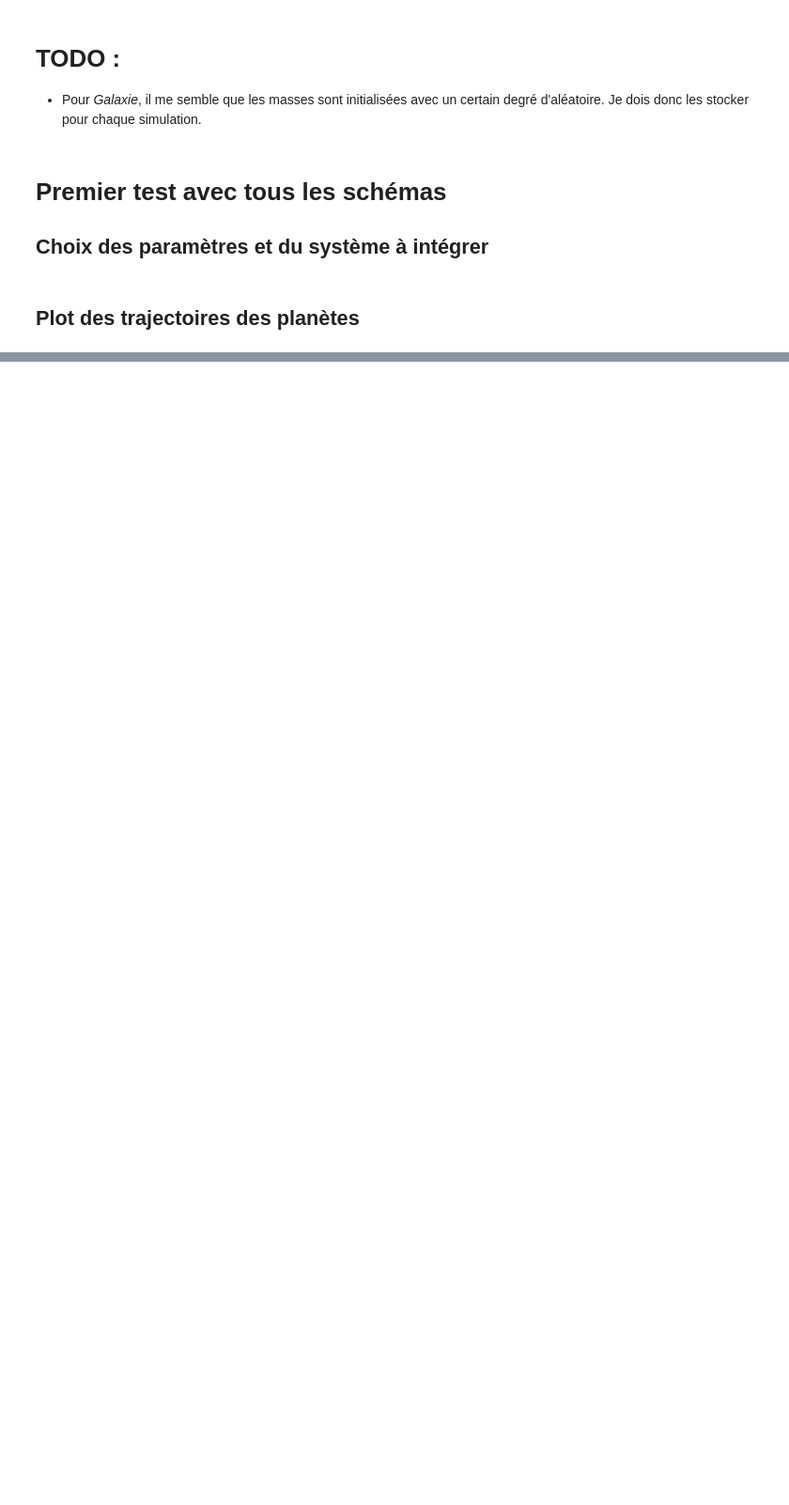
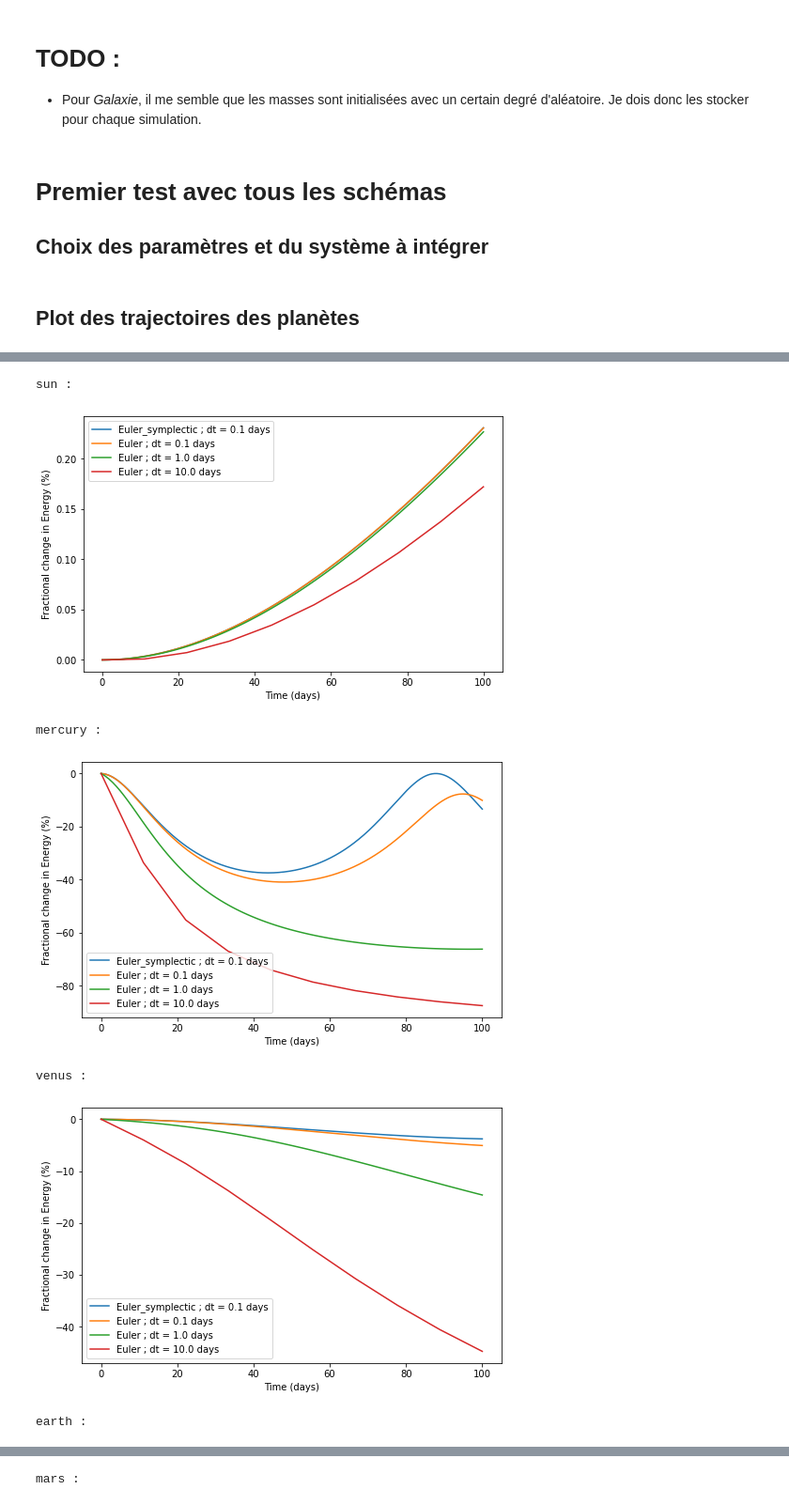
Before and after one commit to PaulCalot/MAP551, a Jupyter notebook: projet/python-galaxy/solar.ipynb, the cells around one changed output, grey strips where cells are left out. Shown: that part at 94% size. Cells and saved outputs as stored; diff of their text form; code cells hidden in the pictures; blank space fills up the shorter version.

```diff
--- a/projet/python-galaxy/solar.ipynb
+++ b/projet/python-galaxy/solar.ipynb
@@ -297,0 +168,10 @@ plt.show()
+# %%
+ plotter.plot_energy(per_body = True)
+# %% [output]
+sun :
+[figure, added]
+mercury :
+[figure, added]
+venus :
+[figure, added]
+earth :
@@ -297,0 +179 @@ plt.show()
+mars :
```
Also changed, not shown: parts of 20 cells of this notebook, 5 other files.
